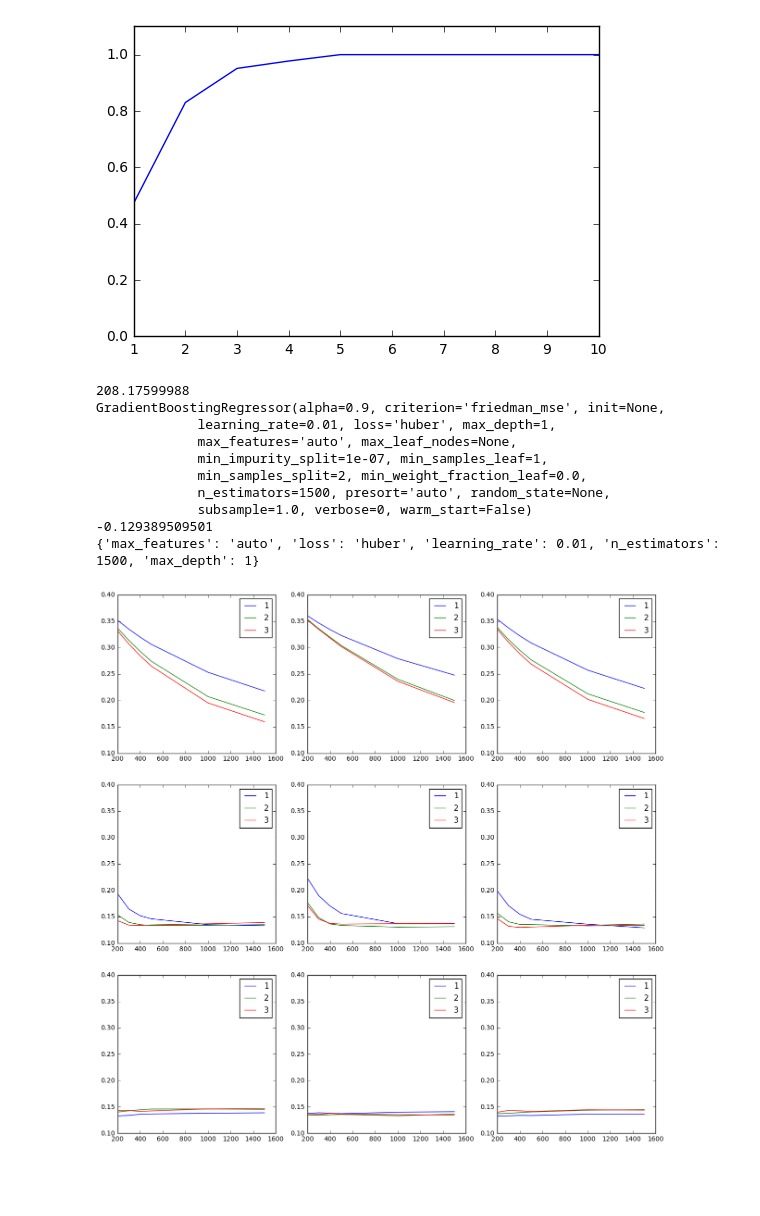
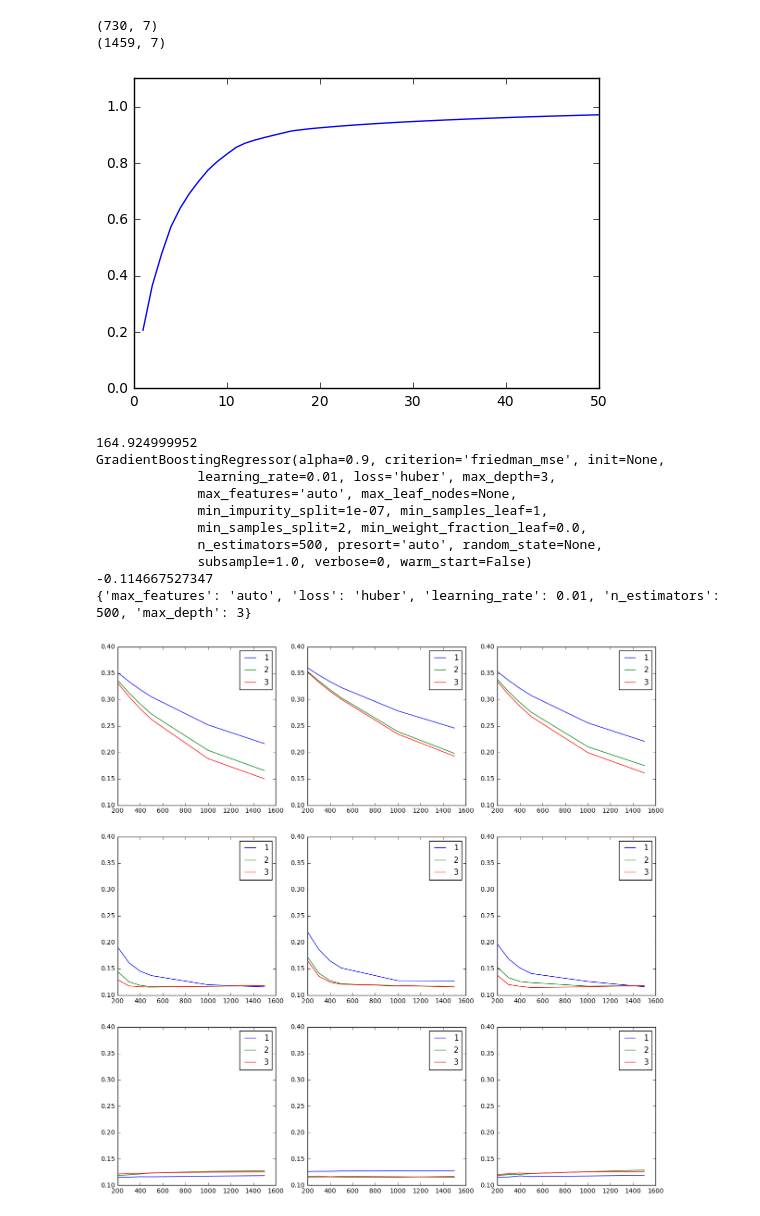
Before and after one commit to kctobin/207, a Jupyter notebook: RealEstateFinal - 4 Ensemble.ipynb, the cells around one changed output. Cells and saved outputs as stored; diff of their text form; code cells hidden in the pictures; blank space fills up the shorter version.

```diff
--- a/RealEstateFinal - 4 Ensemble.ipynb
+++ b/RealEstateFinal - 4 Ensemble.ipynb
@@ -90,6 +90,12 @@ train_y = preds_labels
 
 ##split linear predictions
 tp, dp, tpl, dpl = train_test_split(train_x,preds_labels, test_size = .8, random_state=207)
+
+print train_x.shape
+print test_x.shape
+# %% [output]
+(730, 7)
+(1459, 7)
 # %%
 # from scipy.stats import skew
 # train = pd.read_csv('data/train.csv',delimiter=',',header=0)
@@ -119,18 +125,18 @@ tp, dp, tpl, dpl = train_test_split(train_x,preds_labels, test_size = .8, random
 # train_split, dev, train_split_labels, dev_labels = train_test_split(train,train_labels, test_size = .5, random_state=207)
 # %%
 ##pca
-pca_test = PCA(10)
+pca_test = PCA(50)
 pca_x = pca_test.fit_transform(dev)
 pca_x2 = pca_test.transform(test)
 
 var = []
-for a in range(10):
+for a in range(50):
     var.append(np.sum(pca_test.explained_variance_ratio_[:a+1]))
 
-plt.plot(range(1,11), var)
+plt.plot(range(1,51), var)
 plt.ylim((0,1.1));
 # %% [output]
-[figure, old version]
+[figure, new version]
 # %%
 ##combine pca and predictions
 pca_x = pd.DataFrame(pca_x)
@@ -178,17 +184,17 @@ f.set_figheight(5 * len(lr))
 f.set_figwidth(5 * 3)
 f.show;
 # %% [output]
-208.17599988
+164.924999952
 GradientBoostingRegressor(alpha=0.9, criterion='friedman_mse', init=None,
-             learning_rate=0.01, loss='huber', max_depth=1,
+             learning_rate=0.01, loss='huber', max_depth=3,
              max_features='auto', max_leaf_nodes=None,
              min_impurity_split=1e-07, min_samples_leaf=1,
              min_samples_split=2, min_weight_fraction_leaf=0.0,
-             n_estimators=1500, presort='auto', random_state=None,
+             n_estimators=500, presort='auto', random_state=None,
              subsample=1.0, verbose=0, warm_start=False)
--0.129389509501
-{'max_features': 'auto', 'loss': 'huber', 'learning_rate': 0.01, 'n_estimators': 1500, 'max_depth': 1}
+-0.114667527347
+{'max_features': 'auto', 'loss': 'huber', 'learning_rate': 0.01, 'n_estimators': 500, 'max_depth': 3}
-[figure, old version]
+[figure, new version]
 # %%
 ##best version
 ls_gbr_best = GBR(n_estimators =gs3.best_params_['n_estimators'],max_features =gs3.best_params_['max_features'], max_depth =gs3.best_params_['max_depth'], learning_rate =gs3.best_params_['learning_rate'], loss=gs3.best_params_['loss'])
```
Also changed, not shown: parts of 6 cells of this notebook, 5 other files.
